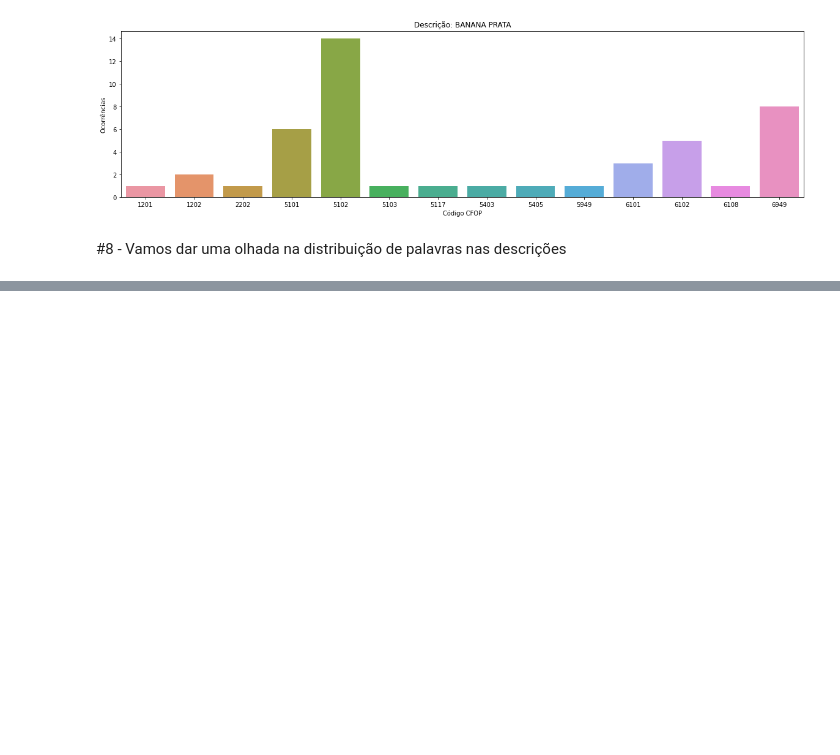
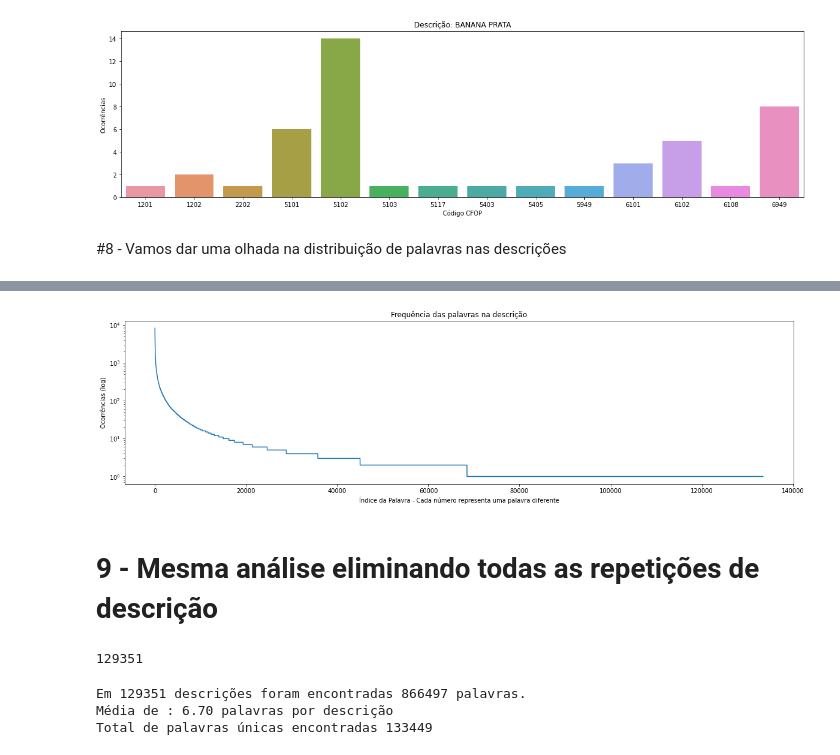
Before and after one commit to mfilipak/AFRAC_IA, a Jupyter notebook: 001_EDA_(Dados_do_Portal_da_cidadânia).ipynb, the cells around one changed output, grey strips where cells are left out. Cells and saved outputs as stored; diff of their text form; code cells hidden in the pictures; blank space fills up the shorter version.

```diff
--- a/001_EDA_(Dados_do_Portal_da_cidadânia).ipynb
+++ b/001_EDA_(Dados_do_Portal_da_cidadânia).ipynb
@@ -278,0 +306,17 @@ print("Em ")
+# %%
+plt.figure(figsize=((20,5)))
+plt.title("Frequência das palavras na descrição")
+plt.ylabel("Ocorrências (log)")
+plt.xlabel("Índice da Palavra - Cada número representa uma palavra diferente")
+plt.yscale("log")
+plt.plot(list(pd.DataFrame(all_words).value_counts())[:])
+plt.show()
+# %% [output]
+[figure, added]
+# %% [markdown]
+# 9 - Mesma análise eliminando todas as repetições de descrição
+# %%
+df4 = df3.drop_duplicates(subset=["DESCR"])
+len(df4)
+# %% [output]
+129351
@@ -278,0 +328,8 @@ print("Em ")
+# %%
+print(f"Em {len(df4)} descrições foram encontradas {len(all_words)} palavras.")
+print(f"Média de : {len(all_words)/len(df4):.02f} palavras por descrição")
+print(f"Total de palavras únicas encontradas {len(words_counts)}")
+# %% [output]
+Em 129351 descrições foram encontradas 866497 palavras.
+Média de : 6.70 palavras por descrição
+Total de palavras únicas encontradas 133449
```
Also changed, not shown: parts of 11 cells of this notebook.
